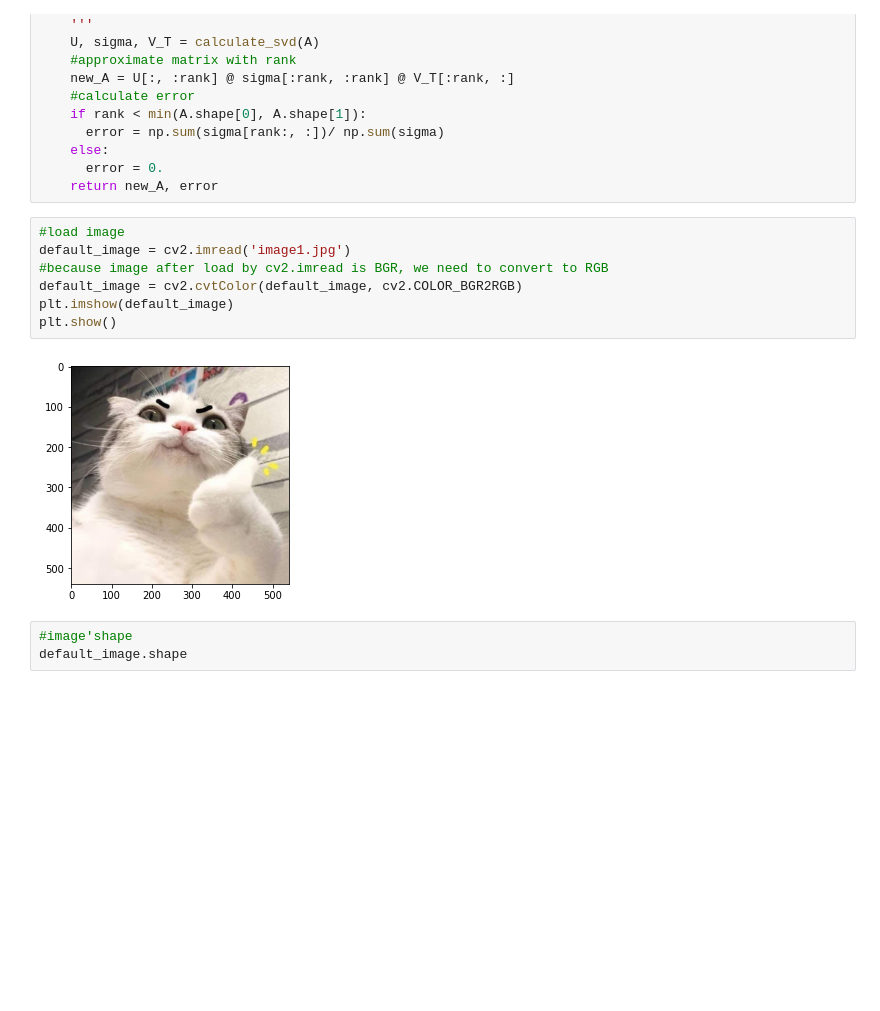
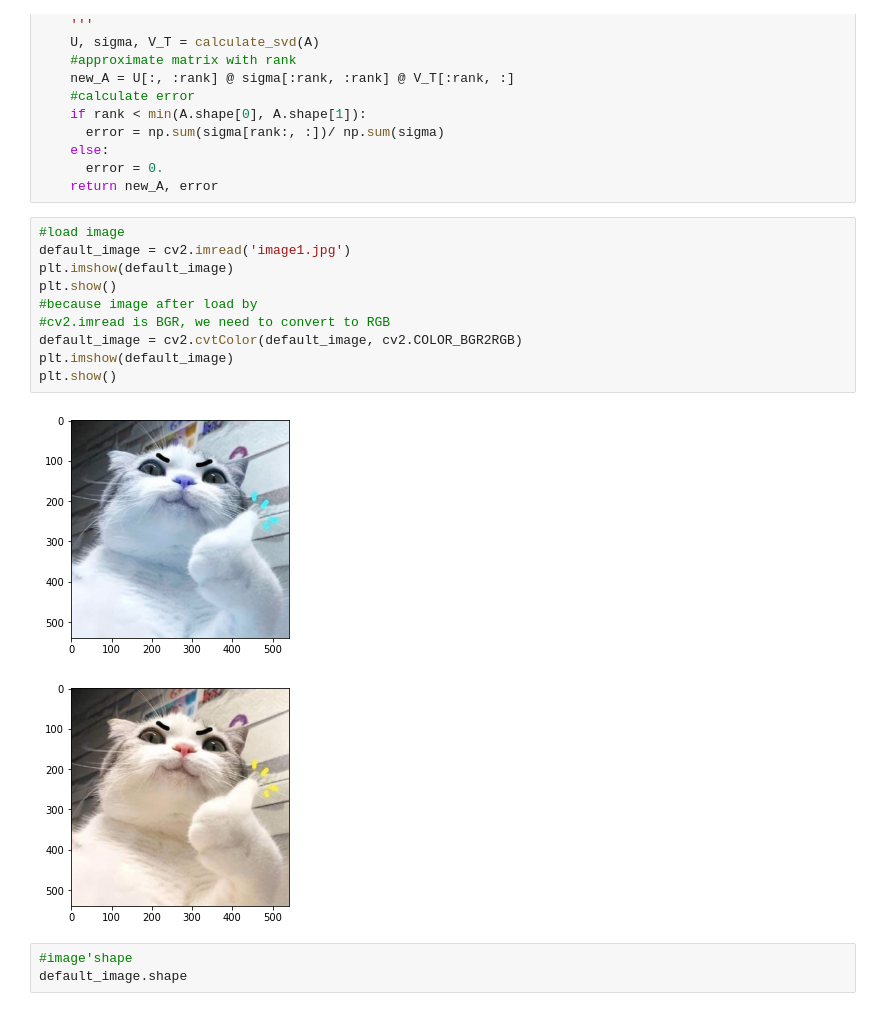
Before and after one commit to ganocidum/SVD-ImageCompression, a Jupyter notebook: Image_Compression_Gray.ipynb, the cells around one changed output. Drawn from its saved outputs; the diff is of its cells as text; blank space fills up the shorter version.

```diff
--- a/Image_Compression_Gray.ipynb
+++ b/Image_Compression_Gray.ipynb
@@ -94,12 +94,16 @@ def find_A_approx(A, rank):
 # %%
 #load image
 default_image = cv2.imread('image1.jpg')
-#because image after load by cv2.imread is BGR, we need to convert to RGB
+plt.imshow(default_image)
+plt.show()
+#because image after load by
+#cv2.imread is BGR, we need to convert to RGB
 default_image = cv2.cvtColor(default_image, cv2.COLOR_BGR2RGB)
 plt.imshow(default_image)
 plt.show()
 # %% [output]
-[figure, old version]
+[figure, new version]
+[figure, added]
 # %%
 #image'shape
 default_image.shape
```
Also changed, not shown: 1 other file.
